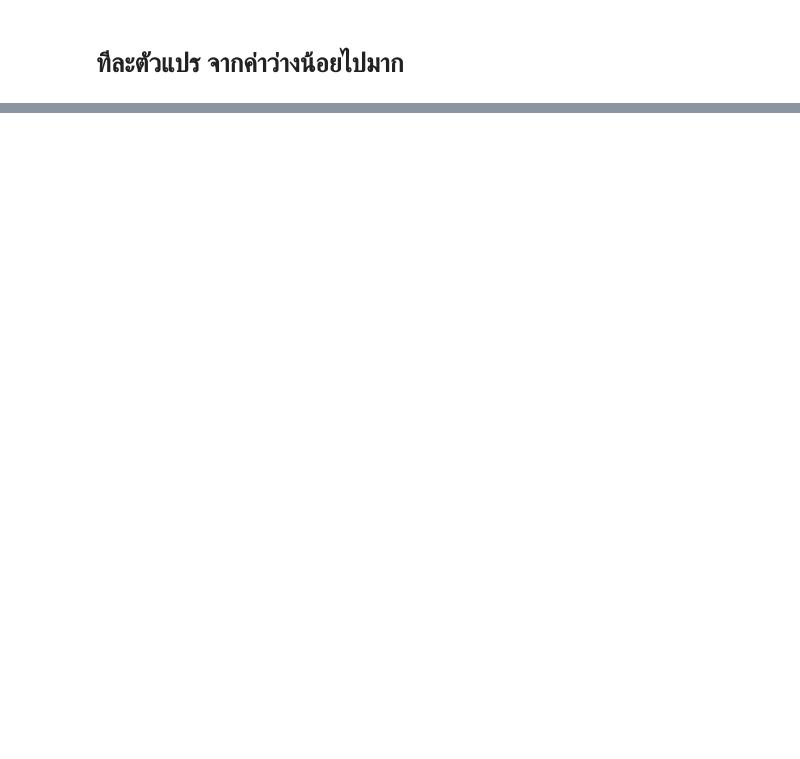
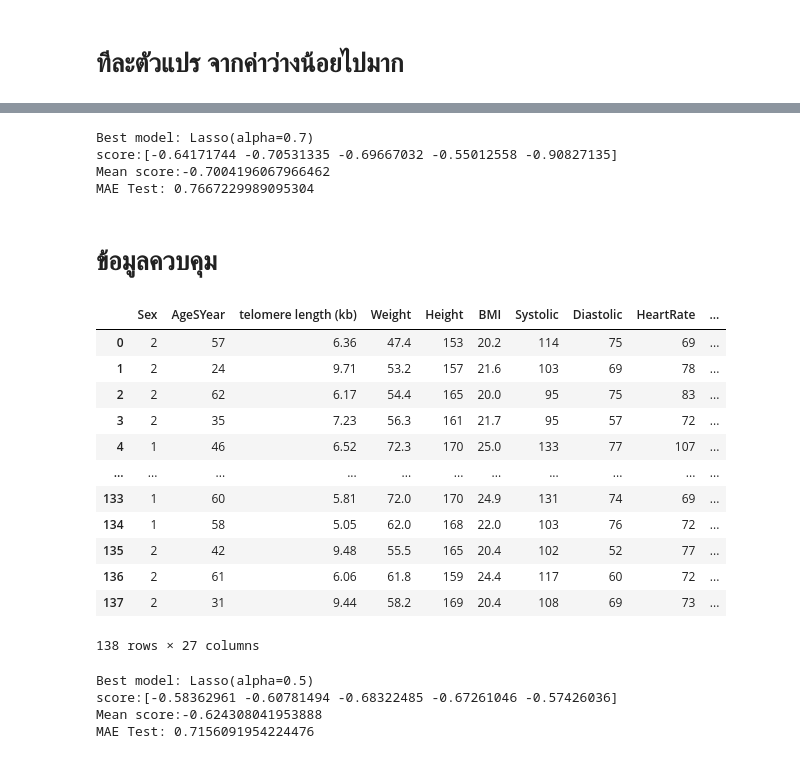
Before and after one commit to Worachet-Ch/Project, a Jupyter notebook: Lasso.ipynb, the cells around one changed output, grey strips where cells are left out. Cells and saved outputs as stored; diff of their text form; code cells hidden in the pictures; blank space fills up the shorter version.

```diff
--- a/Lasso.ipynb
+++ b/Lasso.ipynb
@@ -148,0 +198,35 @@ MAE Test: 0.7092266861997696
+# %%
+data(df_Random_2,data_test)
+# %% [output]
+Best model: Lasso(alpha=0.7)
+score:[-0.64171744 -0.70531335 -0.69667032 -0.55012558 -0.90827135]
+Mean score:-0.7004196067966462
+MAE Test: 0.7667229989095304
+# %% [markdown]
+# ข้อมูลควบคุม
+# %%
+df_control = pd.read_csv(os.path.join(path,'control.csv'))
+df_control.drop('Unnamed: 0',1,inplace = True)
+# %%
+df_control
+# %% [output]
+|  | Sex | AgeSYear | telomere length (kb) | Weight | Height | BMI | Systolic | Diastolic | HeartRate | ... |
+| 0 | 2 | 57 | 6.36 | 47.4 | 153 | 20.2 | 114 | 75 | 69 | ... |
+| 1 | 2 | 24 | 9.71 | 53.2 | 157 | 21.6 | 103 | 69 | 78 | ... |
+| 2 | 2 | 62 | 6.17 | 54.4 | 165 | 20.0 | 95 | 75 | 83 | ... |
+| 3 | 2 | 35 | 7.23 | 56.3 | 161 | 21.7 | 95 | 57 | 72 | ... |
+| 4 | 1 | 46 | 6.52 | 72.3 | 170 | 25.0 | 133 | 77 | 107 | ... |
+| ... | ... | ... | ... | ... | ... | ... | ... | ... | ... | ... |
+| 133 | 1 | 60 | 5.81 | 72.0 | 170 | 24.9 | 131 | 74 | 69 | ... |
+| 134 | 1 | 58 | 5.05 | 62.0 | 168 | 22.0 | 103 | 76 | 72 | ... |
+| 135 | 2 | 42 | 9.48 | 55.5 | 165 | 20.4 | 102 | 52 | 77 | ... |
+| 136 | 2 | 61 | 6.06 | 61.8 | 159 | 24.4 | 117 | 60 | 72 | ... |
+| 137 | 2 | 31 | 9.44 | 58.2 | 169 | 20.4 | 108 | 69 | 73 | ... |
+138 rows × 27 columns
+# %%
+data(df_control,data_test)
+# %% [output]
+Best model: Lasso(alpha=0.5)
+score:[-0.58362961 -0.60781494 -0.68322485 -0.67261046 -0.57426036]
+Mean score:-0.624308041953888
+MAE Test: 0.7156091954224476
```
Also changed, not shown: parts of 16 cells of this notebook.
